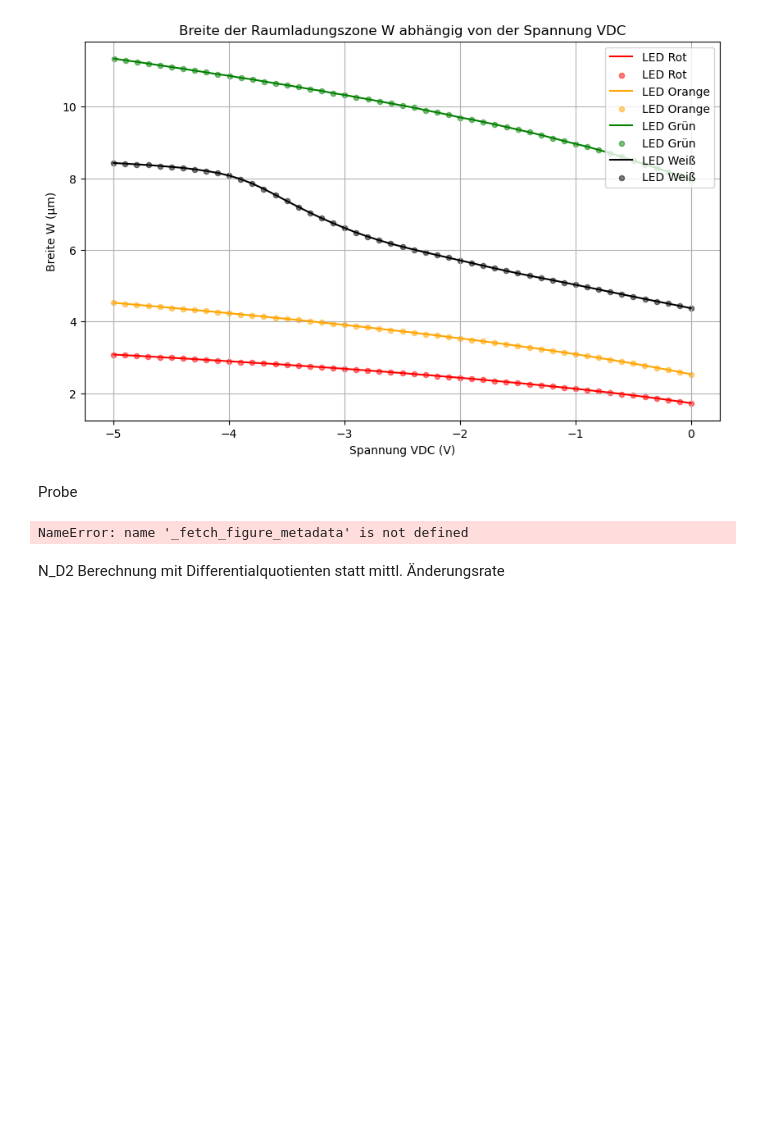
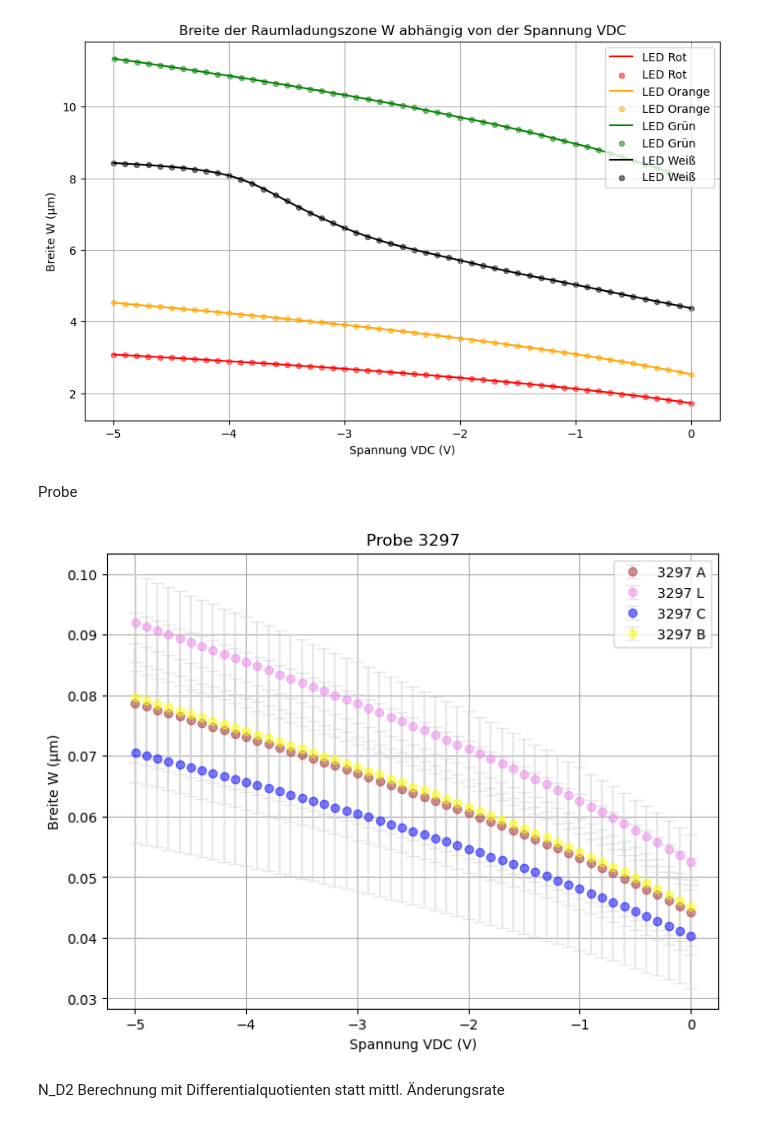
Before and after one commit to 6thKimOfTu/f13_ideas, a Jupyter notebook: cv.ipynb, the cells around one changed output. Drawn from its saved outputs; the diff is of its cells as text; code cells hidden in the pictures; blank space fills up the shorter version.

```diff
--- a/cv.ipynb
+++ b/cv.ipynb
@@ -224,6 +224,7 @@ plt.show()
 Probe
 # %%
 import pandas as pd
+import matplotlib
 import matplotlib.pyplot as plt
 import numpy as np
 import os
@@ -257,35 +258,35 @@ plt.figure(figsize=(8, 6))
 
 info = {
     'CV_L.csv': {'farbe': 'violet', 'label': '3297 L'},
     'CV_gross.csv': {'farbe': 'brown', 'label': '3297 A'},
     'CV_mittel.csv': {'farbe': 'yellow', 'label': '3297 B'},
     'CV_klein.csv': {'farbe': 'blue', 'label': '3297 C'}
 }
 
 for datei in dateien:
     if datei in info:
         voller_pfad = os.path.join(ordner_pfad, datei)
         daten = pd.read_csv(voller_pfad, delimiter='\t', skiprows=2, header=None)
         daten.columns = ['Frequency', 'Capacitance', 'Resistance', 'VAC', 'IAC', 'VDC', 'IDC', 'Time', 'Impedance', 'Temperature']
         A = areas[datei]['area']
         delta_A = areas[datei]['delta_area']
         epsilon = permittivity[material_map[datei]]
 
         # Berechne W und Fehler in W
         daten['W'] = (epsilon * A / daten['Capacitance']) * 1e6  # W in Mikrometern
         daten['delta_W'] = daten['W'] * (delta_A / A)  # Fehlerfortpflanzung für W
 
         # Plot mit Fehlerbalken
-        plt.errorbar(daten['VDC'], daten['W'], yerr=daten['delta_W'], fmt='o', color=info[datei]['farbe'], ecolor='lightgray', alpha=0.5, capsize=5, label=info[datei]['label'])
+        plt.errorbar(daten['VDC'], daten['W'], yerr=daten['delta_W'], fmt='o', color=info[datei]['farbe'], alpha=0.5, capsize=5, label=info[datei]['label'])
 
 plt.title('Probe 3297')
 plt.xlabel('Spannung VDC (V)')
 plt.ylabel('Breite W (µm)')
 plt.legend()
 plt.grid(True)
 plt.show()
 # %% [output]
-NameError: name '_fetch_figure_metadata' is not defined
+[figure, added]
 # %% [markdown]
 N_D2 Berechnung mit Differentialquotienten statt mittl. Änderungsrate
 # %%
```
